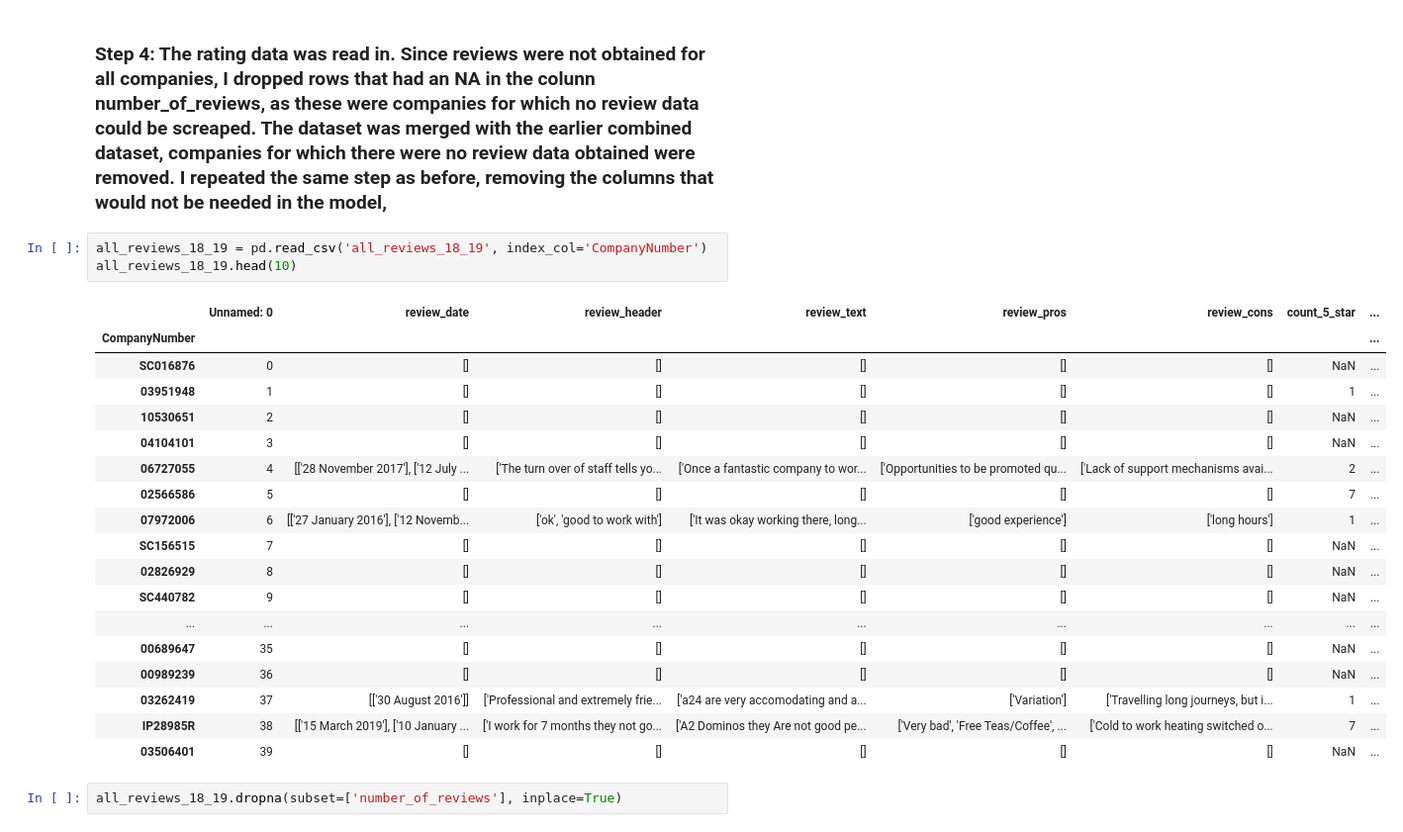
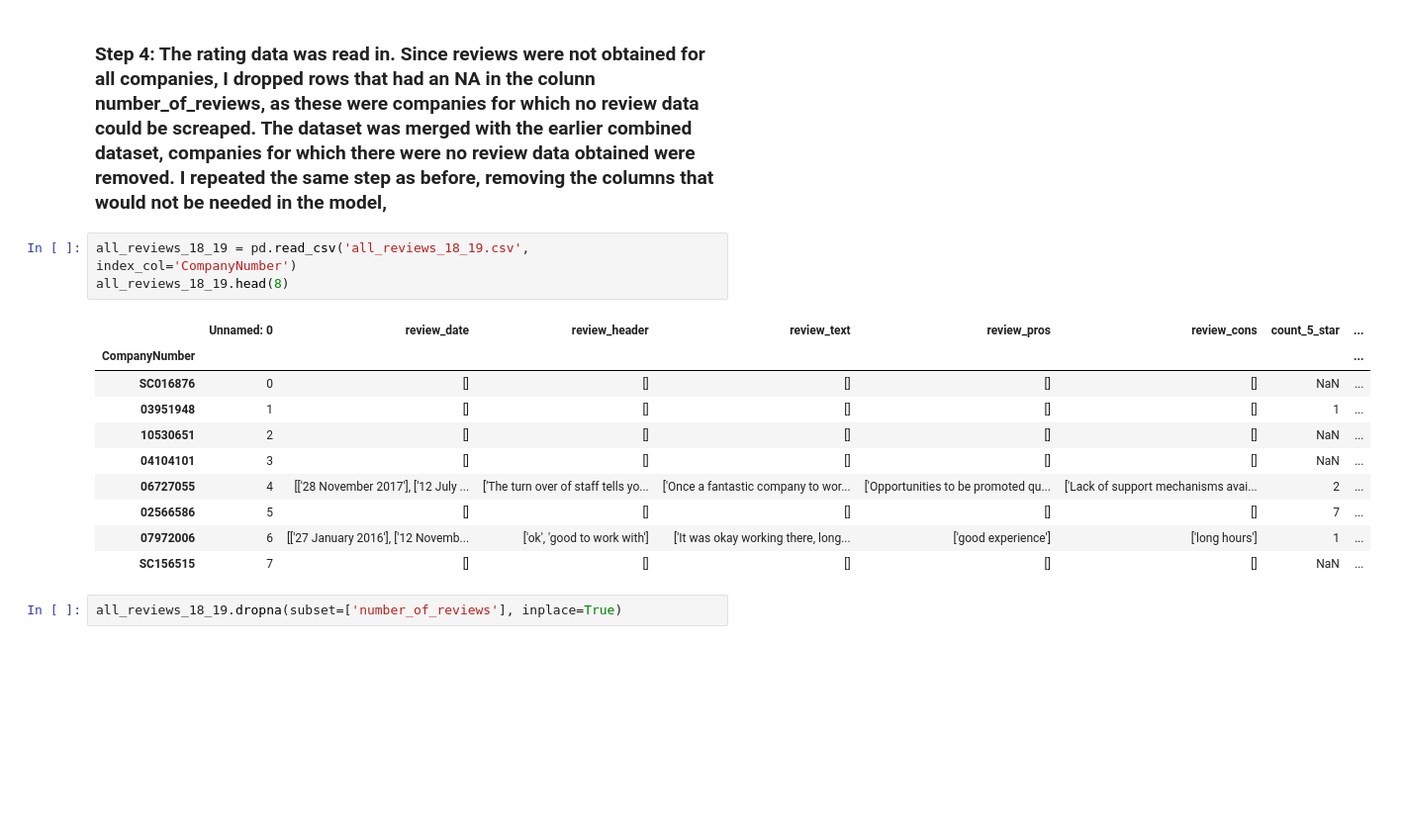
Before and after one commit to Git-as/Capstone_Project, a Jupyter notebook: 4_combining_and_cleaning.ipynb, the cells around one changed output. Shown: that part at 99% size. Drawn from its saved outputs; the diff is of its cells as text; blank space fills up the shorter version.

Commit message:
Update 31 March

```diff
--- a/4_combining_and_cleaning.ipynb
+++ b/4_combining_and_cleaning.ipynb
@@ -211,27 +208,19 @@ combined_18_19_3[['SicCodes']]
 # %% [markdown]
 ### Step 4: The rating data was read in. Since reviews were not obtained for all companies, I dropped rows that had an NA in the colunn number_of_reviews, as these were companies for which no review data could be screaped. The dataset was merged with the earlier combined dataset, companies for which there were no review data obtained were removed. I repeated the same step as before, removing the columns that would not be needed in the model,
 # %%
-all_reviews_18_19 = pd.read_csv('all_reviews_18_19', index_col='CompanyNumber')
-all_reviews_18_19.head(10)
+all_reviews_18_19 = pd.read_csv('all_reviews_18_19.csv', index_col='CompanyNumber')
+all_reviews_18_19.head(8)
 # %% [output]
 |  | Unnamed: 0 | review_date | review_header | review_text | review_pros | review_cons | count_5_star | ... |
 | CompanyNumber |  |  |  |  |  |  |  | ... |
 | SC016876 | 0 | [] | [] | [] | [] | [] | NaN | ... |
 | 03951948 | 1 | [] | [] | [] | [] | [] | 1 | ... |
 | 10530651 | 2 | [] | [] | [] | [] | [] | NaN | ... |
 | 04104101 | 3 | [] | [] | [] | [] | [] | NaN | ... |
 | 06727055 | 4 | [['28 November 2017'], ['12 July ... | ['The turn over of staff tells yo... | ['Once a fantastic company to wor... | ['Opportunities to be promoted qu... | ['Lack of support mechanisms avai... | 2 | ... |
 | 02566586 | 5 | [] | [] | [] | [] | [] | 7 | ... |
 | 07972006 | 6 | [['27 January 2016'], ['12 Novemb... | ['ok', 'good to work with'] | ['It was okay working there, long... | ['good experience'] | ['long hours'] | 1 | ... |
 | SC156515 | 7 | [] | [] | [] | [] | [] | NaN | ... |
-| 02826929 | 8 | [] | [] | [] | [] | [] | NaN | ... |
-| SC440782 | 9 | [] | [] | [] | [] | [] | NaN | ... |
-| ... | ... | ... | ... | ... | ... | ... | ... | ... |
-| 00689647 | 35 | [] | [] | [] | [] | [] | NaN | ... |
-| 00989239 | 36 | [] | [] | [] | [] | [] | NaN | ... |
-| 03262419 | 37 | [['30 August 2016']] | ['Professional and extremely frie... | ['a24 are very accomodating and a... | ['Variation'] | ['Travelling long journeys, but i... | 1 | ... |
-| IP28985R | 38 | [['15 March 2019'], ['10 January ... | ['I work for 7 months they not go... | ['A2 Dominos they Are not good pe... | ['Very bad', 'Free Teas/Coffee', ... | ['Cold to work heating switched o... | 7 | ... |
-| 03506401 | 39 | [] | [] | [] | [] | [] | NaN | ... |
 # %%
 all_reviews_18_19.dropna(subset=['number_of_reviews'], inplace=True)
 # %%
```
Also changed, not shown: parts of 6 cells of this notebook, 5 other files.
